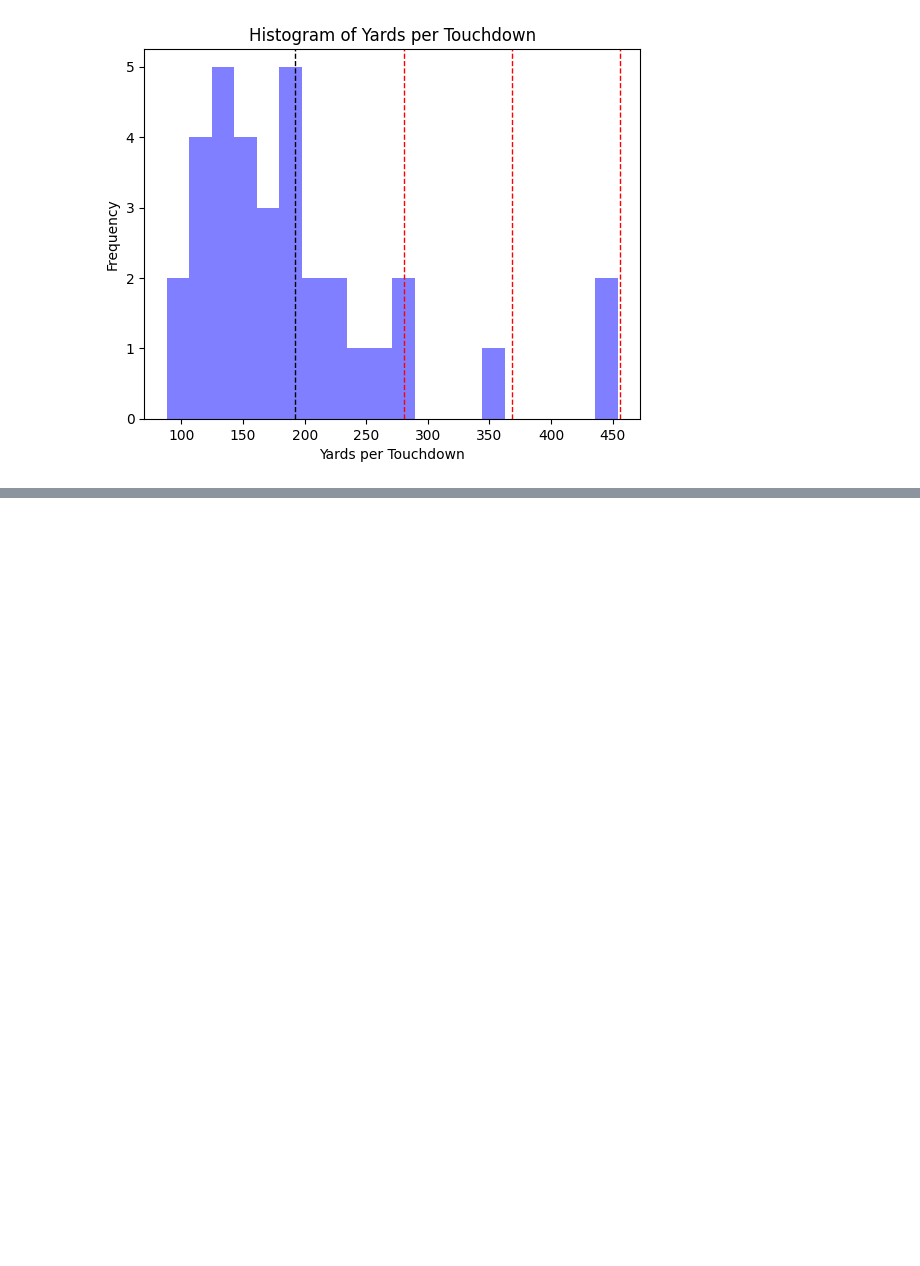
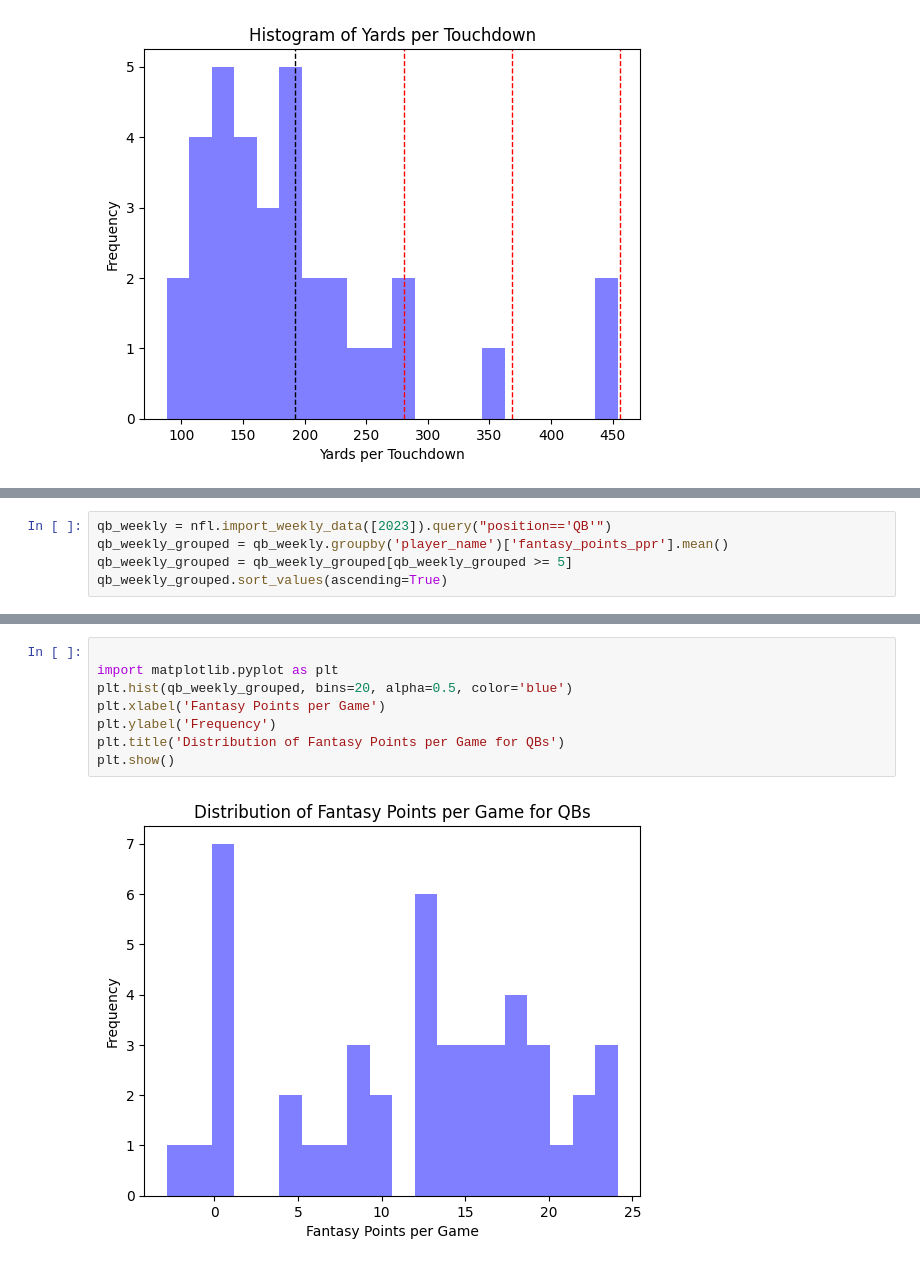
Before and after one commit to vvvijaya/FootballDash, a Jupyter notebook: trial-nfldatapy.ipynb, the cells around one changed output, grey strips where cells are left out. Saved outputs shown, nothing was run; the diff lists cells and outputs as text; blank space fills up the shorter version.

```diff
--- a/trial-nfldatapy.ipynb
+++ b/trial-nfldatapy.ipynb
@@ -153,0 +127,5 @@ pass_oe
+# %%
+qb_weekly = nfl.import_weekly_data([2023]).query("position=='QB'")
+qb_weekly_grouped = qb_weekly.groupby('player_name')['fantasy_points_ppr'].mean()
+qb_weekly_grouped = qb_weekly_grouped[qb_weekly_grouped >= 5]
+qb_weekly_grouped.sort_values(ascending=True)
@@ -153,0 +163,10 @@ pass_oe
+# %%
+
+import matplotlib.pyplot as plt
+plt.hist(qb_weekly_grouped, bins=20, alpha=0.5, color='blue')
+plt.xlabel('Fantasy Points per Game')
+plt.ylabel('Frequency')
+plt.title('Distribution of Fantasy Points per Game for QBs')
+plt.show()
+# %% [output]
+[figure, added]
```
Also changed, not shown: parts of 11 cells of this notebook.
